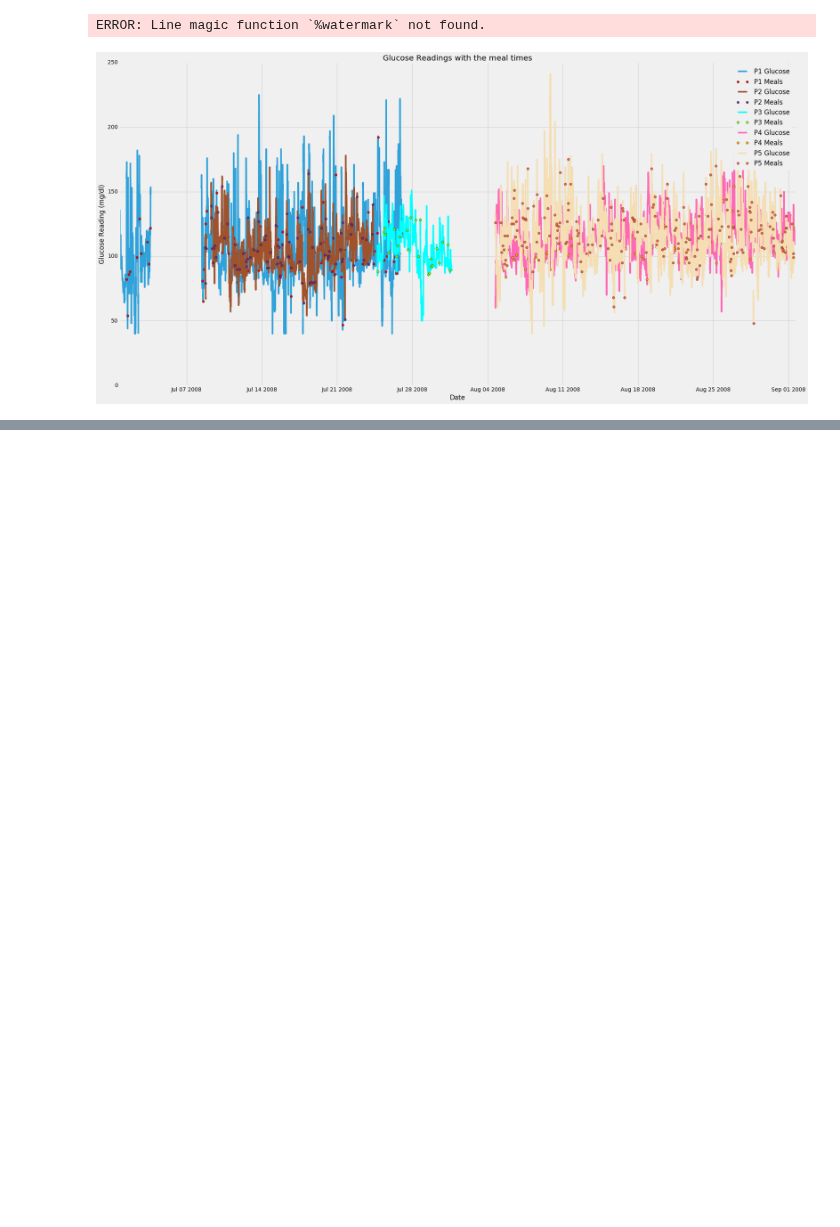
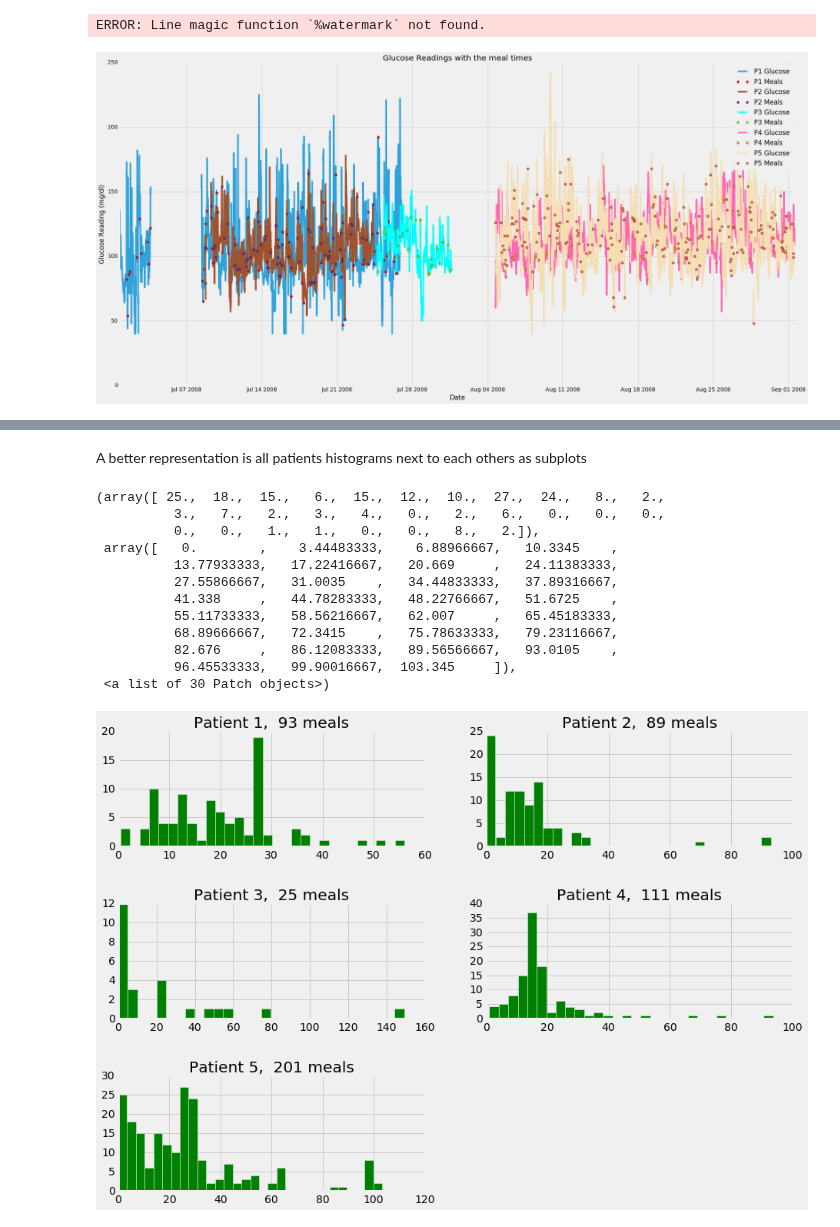
Before and after one commit to SalChem/Diabetic-Project, a Jupyter notebook: Smoothing and Filtering All Patients.ipynb, the cells around one changed output, grey strips where cells are left out. Cells and saved outputs as stored; diff of their text form; code cells hidden in the pictures; blank space fills up the shorter version.

```diff
--- a/Smoothing and Filtering All Patients.ipynb
+++ b/Smoothing and Filtering All Patients.ipynb
@@ -270,0 +281,35 @@ show(plot)
+# %% [markdown]
+A better representation is all patients histograms next to each others as subplots
+# %%
+fig = plt.figure(figsize= (14,10))
+
+plt.subplots_adjust(hspace=0.5)
+sub1 = fig.add_subplot(321)
+sub1.set_title('Patient 1,  {} meals'.format(df_P14['CHO (g)'].size))
+plt.hist(df_P14['CHO (g)'], 30, facecolor='green', alpha=1)
+sub2 = fig.add_subplot(322)
+sub2.set_title('Patient 2,  {} meals'.format(df_P24['CHO (g)'].size))
+plt.hist(df_P24['CHO (g)'], 30, facecolor='green', alpha=1)
+sub3 = fig.add_subplot(323)
+sub3.set_title('Patient 3,  {} meals'.format(df_P34['CHO (g)'].size))
+plt.hist(df_P34['CHO (g)'], 30, facecolor='green', alpha=1)
+sub4 = fig.add_subplot(324)
+sub4.set_title('Patient 4,  {} meals'.format(df_P44['CHO (g)'].size))
+plt.hist(df_P44['CHO (g)'], 30, facecolor='green', alpha=1)
+sub5 = fig.add_subplot(325)
+sub5.set_title('Patient 5,  {} meals'.format(df_P54['CHO (g)'].size))
+plt.hist(df_P54['CHO (g)'], 30, facecolor='green', alpha=1)
+# %% [output]
+(array([ 25.,  18.,  15.,   6.,  15.,  12.,  10.,  27.,  24.,   8.,   2.,
+          3.,   7.,   2.,   3.,   4.,   0.,   2.,   6.,   0.,   0.,   0.,
+          0.,   0.,   1.,   1.,   0.,   0.,   8.,   2.]),
+ array([   0.        ,    3.44483333,    6.88966667,   10.3345    ,
+          13.77933333,   17.22416667,   20.669     ,   24.11383333,
+          27.55866667,   31.0035    ,   34.44833333,   37.89316667,
+          41.338     ,   44.78283333,   48.22766667,   51.6725    ,
+          55.11733333,   58.56216667,   62.007     ,   65.45183333,
+          68.89666667,   72.3415    ,   75.78633333,   79.23116667,
+          82.676     ,   86.12083333,   89.56566667,   93.0105    ,
+          96.45533333,   99.90016667,  103.345     ]),
+ <a list of 30 Patch objects>)
+[figure, added]
```
Also changed, not shown: parts of 2 cells of this notebook, 1 other file.
